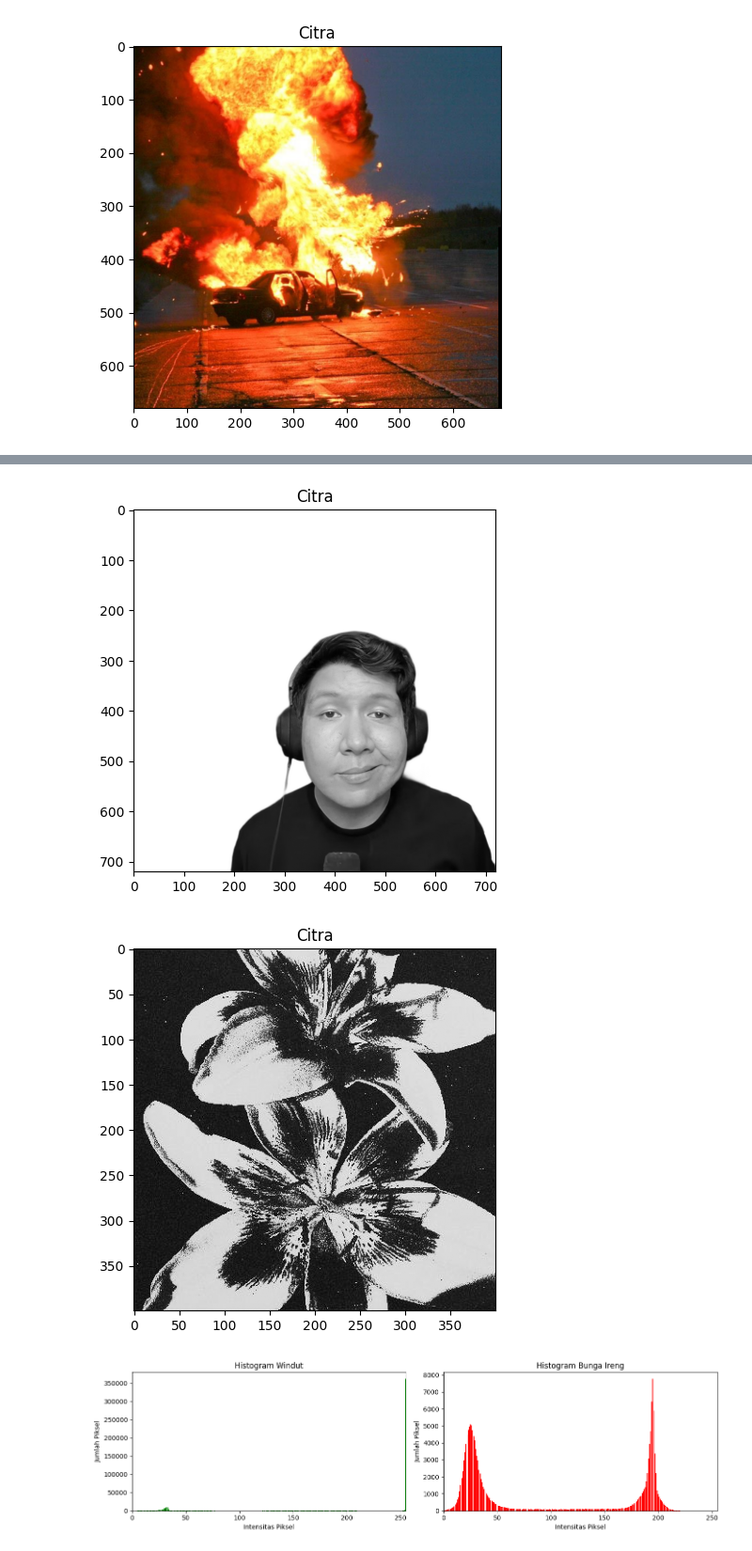
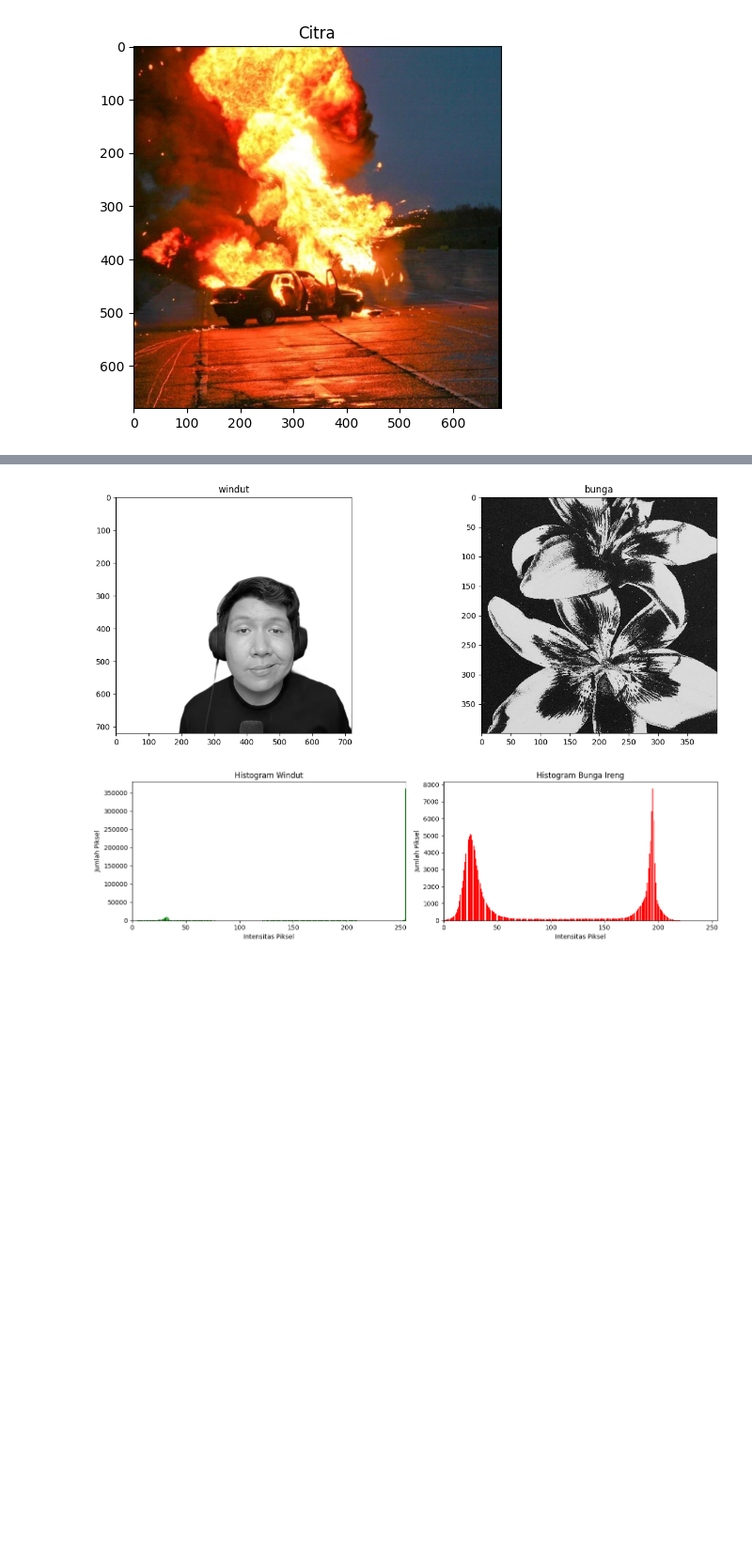
Before and after one commit to praktikum-pcd-2026/modul-2-qomaulii, a Jupyter notebook: windah.ipynb, the cells around one changed output, grey strips where cells are left out. Shown at 94% size. Drawn from its saved outputs; the diff is of its cells as text; code cells hidden in the pictures; blank space fills up the shorter version.

```diff
--- a/windah.ipynb
+++ b/windah.ipynb
@@ -4,13 +4,6 @@ import matplotlib.pyplot as plt
 import cv2 as cv
 # %%
 def pastikan_uint8(citra):
-    """
-    Mengubah citra ke format uint8 rentang 0-255.
-
-    Kenapa perlu?
-    - Beberapa fungsi membaca gambar sebagai float 0-1.
-    - Fungsi histogram manual lebih aman jika nilai piksel berupa integer 0-255.
-    """
     citra = np.array(citra)
 
     if citra.dtype == np.uint8:
@@ -22,16 +15,7 @@ def pastikan_uint8(citra):
     return np.clip(citra, 0, 255).astype(np.uint8)
 
 
-def baca_grayscale(path):
-    """
-    Membaca citra dari path dan mengubahnya menjadi grayscale.
-
-    Parameter:
-    - path: lokasi file gambar, contoh: "Assets/soal1.png"
-
-    Return:
-    - citra grayscale bertipe uint8
-    """
+def bacaAbu(path):
     citra = cv.imread(path, cv.IMREAD_GRAYSCALE)
 
     if citra is None:
@@ -40,10 +24,7 @@ def baca_grayscale(path):
     return pastikan_uint8(citra)
 
 
-def baca_rgb(path):
-    """
-    Membaca citra berwarna dan mengubah format BGR OpenCV menjadi RGB Matplotlib.
-    """
+def bacaRGB(path):
     citra_bgr = cv.imread(path, cv.IMREAD_COLOR)
 
     if citra_bgr is None:
@@ -53,10 +34,7 @@ def baca_rgb(path):
     return pastikan_uint8(citra_rgb)
 
 
-def tampilkan_citra(citra, judul="Citra", cmap="gray", figsize=(8, 5)):
-    """
-    Menampilkan satu citra.
-    """
+def tampilkan(citra, judul="Citra", cmap="gray", figsize=(8, 5)):
     plt.figure(figsize=figsize)
 
     if len(citra.shape) == 2:
@@ -69,9 +47,6 @@ def tampilkan_citra(citra, judul="Citra", cmap="gray", figsize=(8, 5)):
 
 
 def tampilkan_beberapa(daftar_citra, daftar_judul=None, cmap="gray", figsize=(14, 5)):
-    """
-    Menampilkan beberapa citra dalam satu baris.
-    """
     jumlah = len(daftar_citra)
 
     if daftar_judul is None:
@@ -296,10 +258,8 @@ bandingkan_histogram(mobilGray, hasilEq, "Sebelum ekualisasi", "Setelah ekualisa
 # %%
-windut = baca_grayscale('Assets/Windut.png')
-bunga = baca_grayscale('Assets/Bunga.png')
+windut = bacaAbu('Assets/Windut.png')
+bunga = bacaAbu('Assets/Bunga.png')
 
-tampilkan_citra(windut)
-tampilkan_citra(bunga)
+tampilkan_beberapa([windut, bunga], ["windut", "bunga"])
 # %% [output]
-[figure, old version]
+[figure, new version]
-[figure, removed]
 # %%
```
Also changed, not shown: parts of 18 cells of this notebook.
